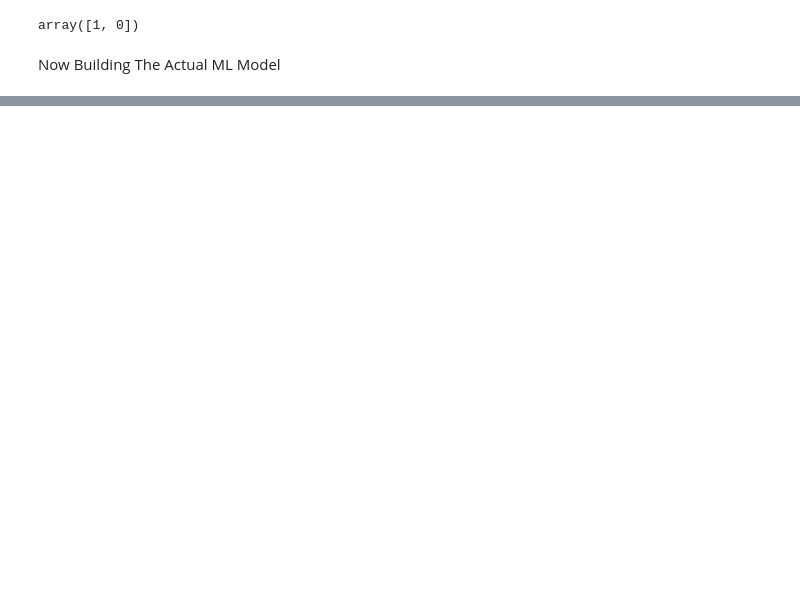
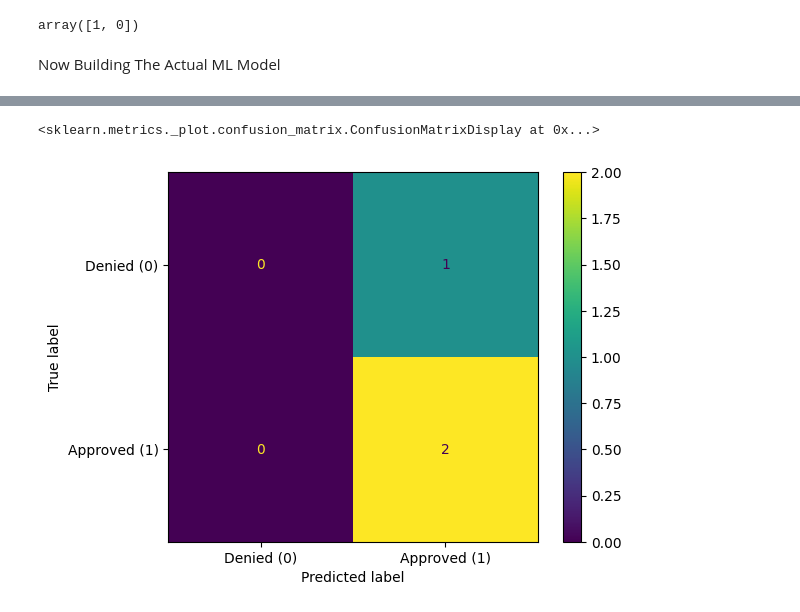
Before and after one commit to neilhaoyuan/credit_risk_loaner, a Jupyter notebook: loan_approval_predictor.ipynb, the cells around one changed output, grey strips where cells are left out. Drawn from its saved outputs; the diff is of its cells as text; code cells hidden in the pictures; blank space fills up the shorter version.

Commit message:
Confusion Matrix + csv change
Added a confusion matrix, will be adding upon later. Added 1 more data set to csv as code was breaking due to there being only 1 "Deny" dataset.

```diff
--- a/loan_approval_predictor.ipynb
+++ b/loan_approval_predictor.ipynb
@@ -142,0 +158,6 @@ array([0, 0, 0, ..., 0, 1, 1], shape=(2512,))
+# %%
+conf_matr = confusion_matrix(output_test, output_prediction)
+ConfusionMatrixDisplay(confusion_matrix=conf_matr, display_labels=["Denied (0)", "Approved (1)"]).plot()
+# %% [output]
+<sklearn.metrics._plot.confusion_matrix.ConfusionMatrixDisplay at 0x...>
+[figure, added]
```
Also changed, not shown: parts of 9 cells of this notebook, 1 other file.
